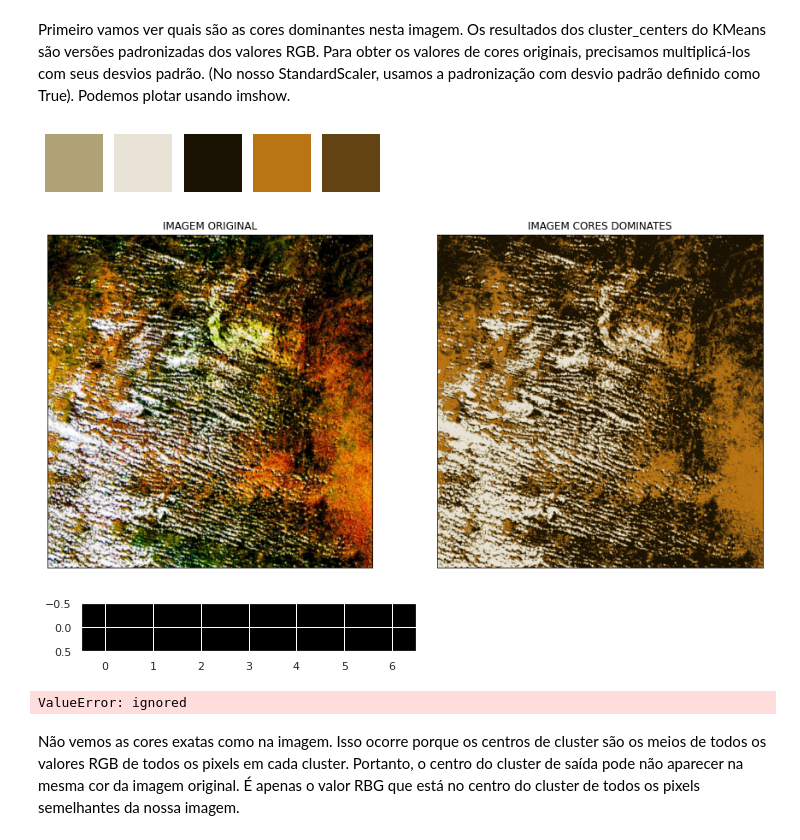
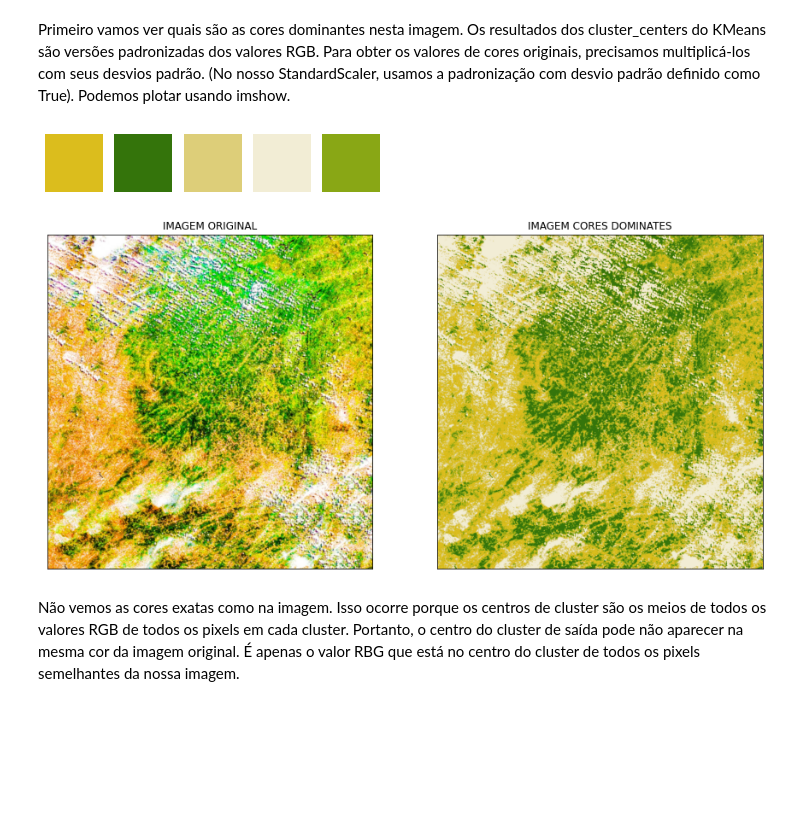
Before and after one commit to MarceloClaro/COR-INPE, a Jupyter notebook: determinarcor.ipynb, the cells around one changed output. Cells and saved outputs as stored; diff of their text form; code cells hidden in the pictures; blank space fills up the shorter version.

```diff
--- a/determinarcor.ipynb
+++ b/determinarcor.ipynb
@@ -565,7 +463,7 @@ dc.plotHistogram()
 # %% [markdown]
 Primeiro vamos ver quais são as cores dominantes nesta imagem. Os resultados dos cluster_centers do KMeans são versões padronizadas dos valores RGB. Para obter os valores de cores originais, precisamos multiplicá-los com seus desvios padrão. (No nosso StandardScaler, usamos a padronização com desvio padrão definido como True). Podemos plotar usando imshow.
 # %%
-image=cv2.imread("m.jpeg")
+image=cv2.imread("m.jpg")
 image = cv2.cvtColor(image,cv2.COLOR_BGR2RGB)
 plt.imshow(image)
 orinalsize=image.shape
@@ -595,50 +493,32 @@ for each_color in clustercentres:
     temp = np.zeros((100,100,3),dtype='uint8')
     temp[:,:,:] = each_color
     plt.imshow(temp)
     plt.axis("off")
     i+=1
 
 plt.show()
 
 
 colors
 
 
 new_image=np.zeros((flattenimage.shape[0],3),dtype='uint8')
 
 for ix in range(flattenimage.shape[0]):
     cluster_id = kmeans.labels_[ix]  # 0,1,2,3
     new_image[ix] = colors[cluster_id]
 
 new_image = new_image.reshape((orinalsize))
 
 
 
 figure_size = 15
 plt.figure(figsize=(figure_size,figure_size))
 plt.subplot(1,2,1),plt.imshow(image)
 plt.title('IMAGEM ORIGINAL'), plt.xticks([]), plt.yticks([])
 plt.subplot(1,2,2),plt.imshow(new_image)
 plt.title('IMAGEM CORES DOMINATES'), plt.xticks([]), plt.yticks([])
 plt.show()
 # %% [output]
-[figure, old version]
+[figure, new version]
-[figure, old version]
+[figure, new version]
-# %%
-colors = []
-
-r_std, g_std, b_std = df[['vermelho', 'verde', 'azul']].std()
-
-for cluster_center in cluster_centers:
-    escala_r, escala_g, escala_b = cluster_center
-
-    colors.append((
-    escala_r * r_std /255,
-    escala_g * g_std / 255,
-    escala_b * b_std/ 255
-    ))
-
-plt.imshow([colors])
-plt.show()
-# %% [output]
-[figure, removed]
@@ -655,7 +524,0 @@ plt.show()
-# %%
-for ix in range(c_img.shape[0]):
-    c_img[ix] = centers[kmeans.labels_[ix]]
-
-c_img = np.reshape(c_img, (img.shape[0], img.shape[1], 3))
-# %% [output]
-ValueError: ignored
```
Also changed, not shown: parts of 46 cells of this notebook.
